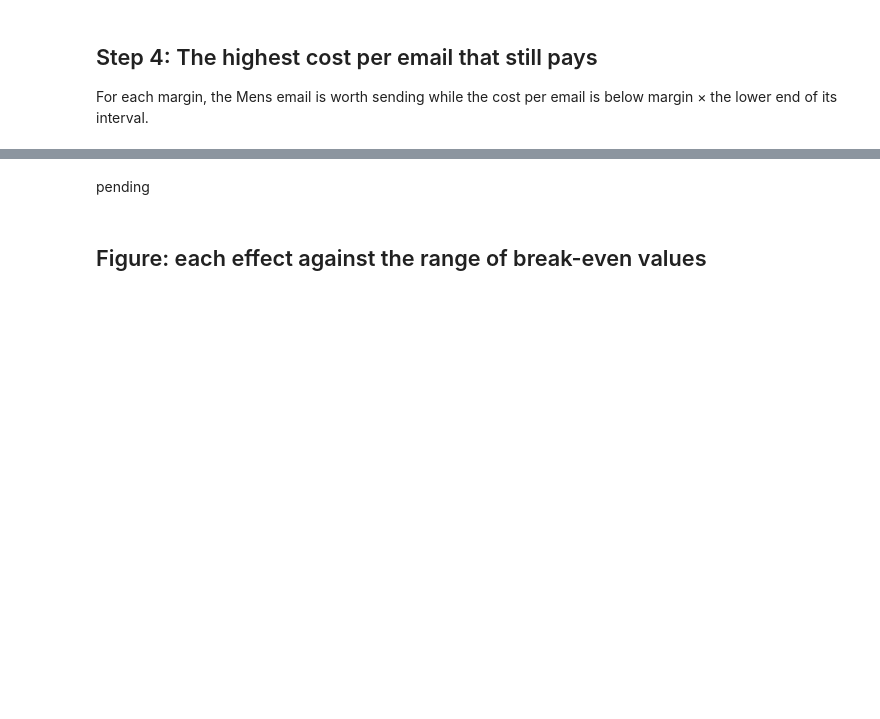
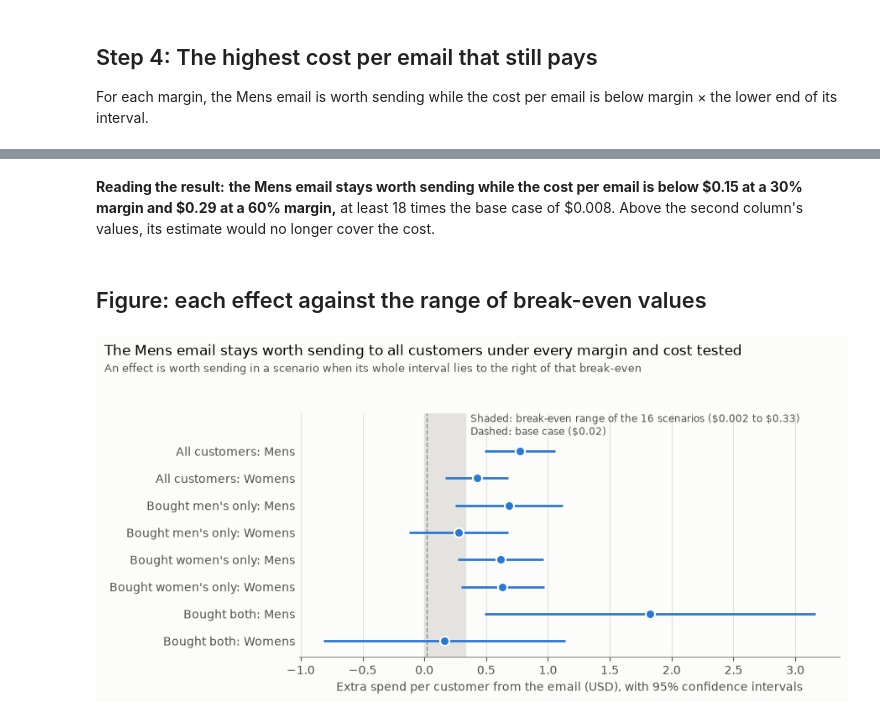
Before and after one commit to flora29058486/email-campaign-targeting, a Jupyter notebook: notebooks/06_01_profit_sensitivity.ipynb, the cells around one changed output, grey strips where cells are left out. Saved outputs shown, nothing was run; the diff lists cells and outputs as text; code cells hidden in the pictures; blank space fills up the shorter version.

```diff
--- a/notebooks/06_01_profit_sensitivity.ipynb
+++ b/notebooks/06_01_profit_sensitivity.ipynb
@@ -139,5 +203,5 @@ max_cost.round(3)
 # %% [markdown]
-pending
+**Reading the result:** **the Mens email stays worth sending while the cost per email is below \$0.15 at a 30% margin and \$0.29 at a 60% margin,** at least 18 times the base case of \$0.008. Above the second column's values, its estimate would no longer cover the cost.
 # %% [markdown]
 ## Figure: each effect against the range of break-even values
 # %%
@@ -151,32 +215,34 @@ plt.rcParams.update({
     "axes.edgecolor": GRAY,
     "axes.labelcolor": INK,
     "xtick.color": INK,
     "ytick.color": INK,
     "text.parse_math": False,
 })
 
 low_be, high_be = break_even.min().min(), break_even.max().max()
 labels = [f"{customers}: {email}" for customers, email in estimates.index]
 positions = np.arange(len(estimates))
 
 fig, ax = plt.subplots(figsize=(9, 4.4))
 ax.axvspan(low_be, high_be, color="#e4e3df", zorder=0)
 ax.axvline(BASE[1] / BASE[0], color=GRAY, linewidth=1, linestyle="--", zorder=1)
 ax.hlines(positions, estimates["ci_low"], estimates["ci_high"], color=BLUE, linewidth=2, zorder=2)
 ax.plot(estimates["estimate"], positions, "o", color=BLUE, markersize=8, markeredgecolor="#fcfcfb",
         markeredgewidth=1.5, zorder=3)
 ax.text(high_be + 0.04, -0.95, f"Shaded: break-even range of the 16 scenarios (${low_be:.3f} to ${high_be:.2f})\n"
         "Dashed: base case ($0.02)", fontsize=8.5, color=INK, va="center")
 ax.set_yticks(positions, labels=labels)
 ax.tick_params(axis="y", length=0)
 ax.set_ylim(len(estimates) - 0.4, -1.4)
 ax.grid(axis="x", color="#e4e3df", linewidth=0.8)
 ax.set_axisbelow(True)
 ax.set_xlabel("Extra spend per customer from the email (USD), with 95% confidence intervals")
-fig.suptitle("TITLE", x=0.01, ha="left", fontsize=12)
+fig.suptitle("The Mens email stays worth sending to all customers under every margin and cost tested", x=0.01, ha="left", fontsize=12)
 fig.text(0.01, 0.905, "An effect is worth sending in a scenario when its whole interval lies to the right of that break-even",
          ha="left", fontsize=9, color=INK)
 plt.tight_layout(rect=(0, 0, 1, 0.9))
 fig.savefig("../reports/figures/profit_sensitivity.png", dpi=150, bbox_inches="tight")
 plt.show()
+# %% [output]
+[figure, added]
 # %% [markdown]
```
Also changed, not shown: parts of 9 cells of this notebook, 6 other files.
